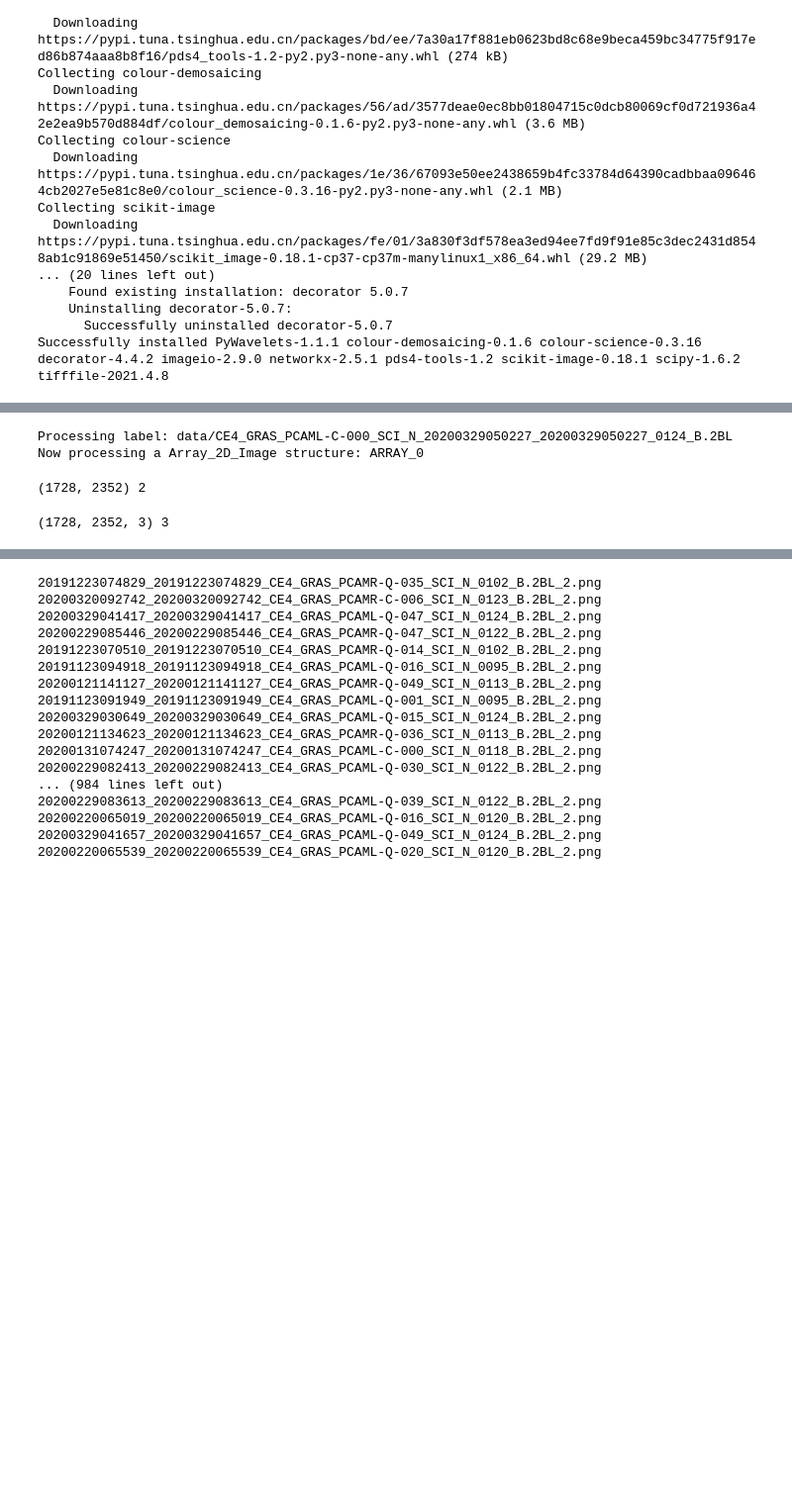
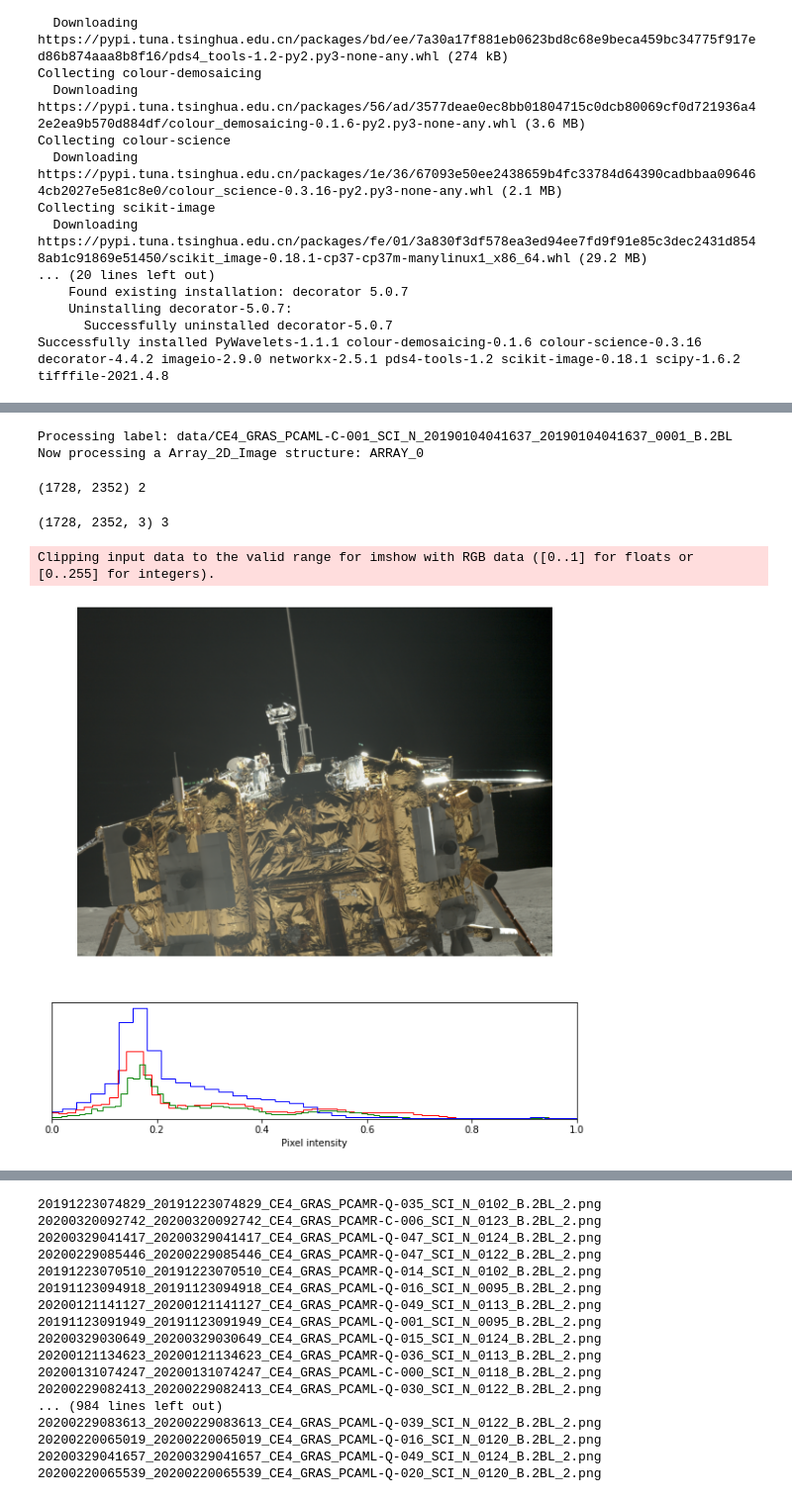
Before and after one commit to moosewoler/change-viewer, a Jupyter notebook: 02转成图片.ipynb, the cells around one changed output, grey strips where cells are left out. Shown at 99% size. Saved outputs shown, nothing was run; the diff lists cells and outputs as text; code cells hidden in the pictures; blank space fills up the shorter version.

```diff
--- a/02转成图片.ipynb
+++ b/02转成图片.ipynb
@@ -24,5 +41,31 @@ Successfully installed PyWavelets-1.1.1 colour-demosaicing-0.1.6 colour-science-
+# %%
+def plot_img_and_hist(image, hist=True, bins=128):
+    """Plot an image along with its histogram.
+    """
+    if hist:
+        fig, axes = plt.subplots(2,1, figsize=(10,10), gridspec_kw={'height_ratios': [3, 1]})
+        ax_img, ax_hist = axes
+    else:
+        fig, ax_img = plt.subplots(figsize=(10,10))
+
+    # Display image
+    ax_img.imshow(image, cmap='gray')
+    ax_img.set_axis_off()
+
+    if hist:
+        # Display histogram
+        ax_hist.hist(image[:,:,0].ravel(), bins=bins, histtype='step', color='red')
+        ax_hist.hist(image[:,:,1].ravel(), bins=bins, histtype='step', color='green')
+        ax_hist.hist(image[:,:,2].ravel(), bins=bins, histtype='step', color='blue')
+
+        ax_hist.ticklabel_format(axis='y', style='scientific', scilimits=(0, 0))
+        ax_hist.set_xlabel('Pixel intensity')
+        ax_hist.set_xlim(0, 1)
+        ax_hist.set_yticks([])
 # %%
 from PIL import Image
+import matplotlib.pyplot as plt        # for plotting
+import matplotlib
 import numpy as np
 import pds4_tools
 import colour
@@ -31,18 +74,12 @@ from skimage import exposure
 
 img = {}
 
-filename = 'data/CE4_GRAS_PCAML-C-000_SCI_N_20200329050227_20200329050227_0124_B.2BL'
-#filename = 'CE4_GRAS_PCAML-C-001_SCI_N_20190708043517_20190708043517_0048_B'
-#filename = 'CE4_GRAS_PCAML-C-002_SCI_N_20190708043636_20190708043636_0048_B'
-#filename = 'CE4_GRAS_PCAML-C-003_SCI_N_20190708044006_20190708044006_0048_B'
-#filename = 'CE4_GRAS_PCAML-C-004_SCI_N_20190708044125_20190708044125_0048_B'
-#filename = 'CE4_GRAS_PCAML-C-005_SCI_N_20190708044244_20190708044244_0048_B'
-
+filename = 'data/CE4_GRAS_PCAML-C-001_SCI_N_20190104041637_20190104041637_0001_B.2BL'
 
 # 读入嫦娥4号2BL数据
 img['pds_data'] = pds4_tools.read(filename)
 # %% [output]
-Processing label: data/CE4_GRAS_PCAML-C-000_SCI_N_20200329050227_20200329050227_0124_B.2BL
+Processing label: data/CE4_GRAS_PCAML-C-001_SCI_N_20190104041637_20190104041637_0001_B.2BL
 Now processing a Array_2D_Image structure: ARRAY_0
 # %%
 # 将图像数据提取出来
@@ -58,13 +95,18 @@ img['pil'].save(filename.replace('data', 'png') + '_0.png')
 (1728, 2352) 2
 # %%
 # de-bayer
+# colour_demosaicing库中提供了三种CFA（彩色滤光片阵列）的上色方法，分别是bilinear、Malvar2004、Menon2007，据说Menon2007的边缘效果更好一些
 rgb_data = colour.cctf_encoding(colour_demosaicing.demosaicing_CFA_Bayer_bilinear(img['raw_data'], 'RGGB'))
+#rgb_data = colour.cctf_encoding(colour_demosaicing.demosaicing_CFA_Bayer_Menon2007(img['raw_data'], 'RGGB'))
 print(rgb_data.shape, rgb_data.ndim)
 img['rgb_data'] = rgb_data
 p = img['rgb_data'] * 255
 p = p.astype('uint8')
 img['pil'] = Image.fromarray(p)
 img['pil'].save(filename.replace('data', 'png') + '_1.png')
+plot_img_and_hist(img['rgb_data'])
 # %% [output]
 (1728, 2352, 3) 3
+Clipping input data to the valid range for imshow with RGB data ([0..1] for floats or [0..255] for integers).
+[figure, added]
 # %%
```
Also changed, not shown: parts of 16 cells of this notebook, 3 other files.
